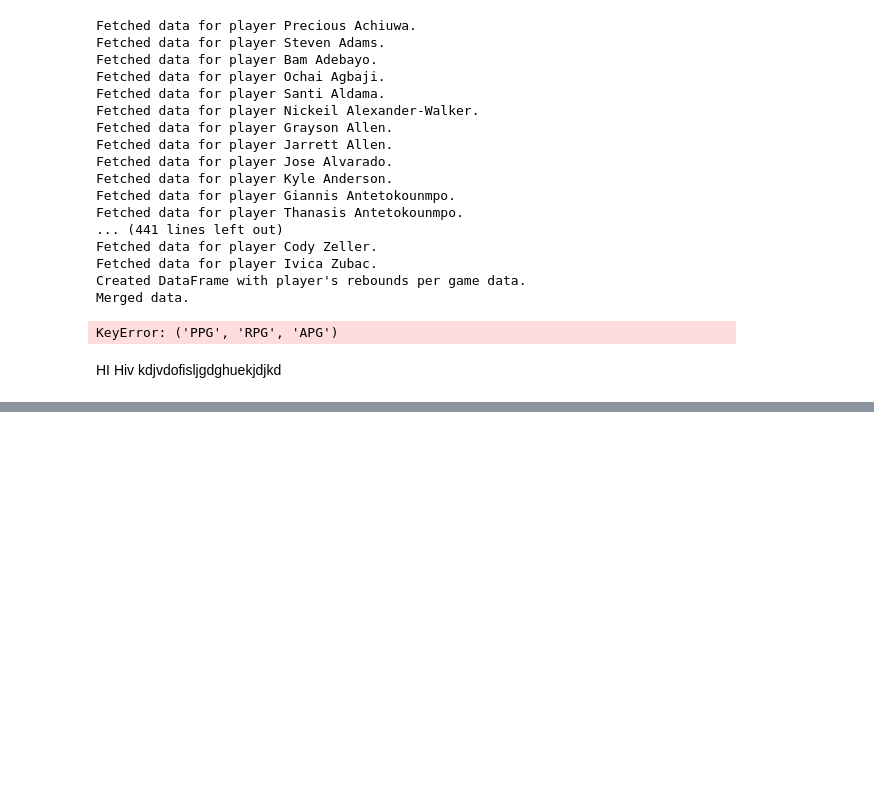
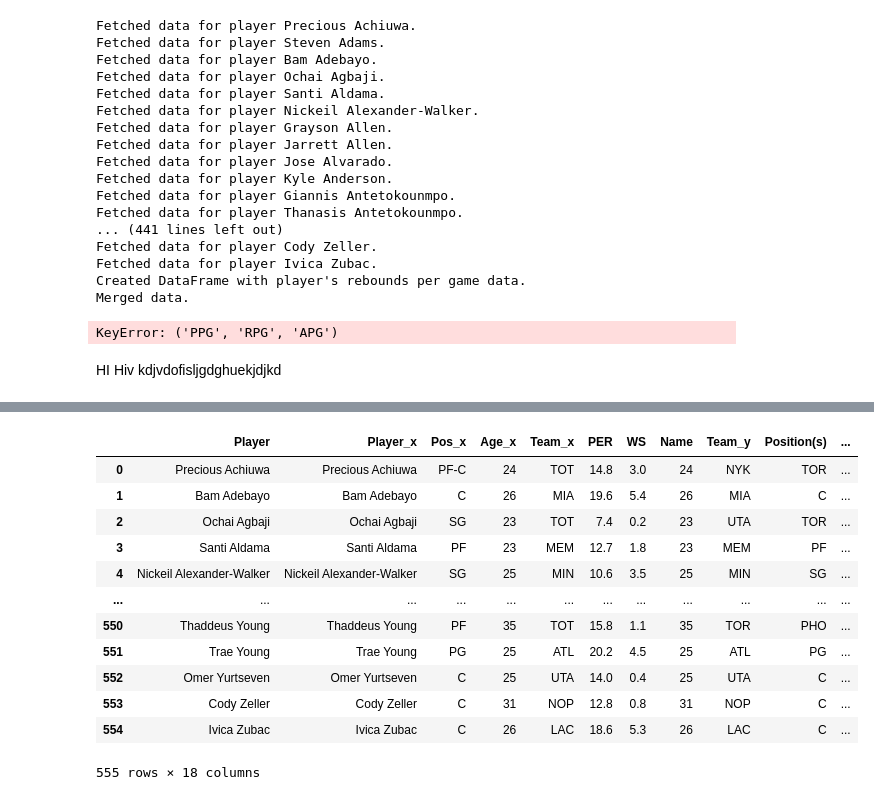
Before and after one commit to JadenFaste/STA141B-Project, a Jupyter notebook: Project.ipynb, the cells around one changed output, grey strips where cells are left out. Saved outputs shown, nothing was run; the diff lists cells and outputs as text; code cells hidden in the pictures; blank space fills up the shorter version.

```diff
--- a/Project.ipynb
+++ b/Project.ipynb
@@ -903,0 +904,24 @@ df
+# %%
+merge1 = pd.merge(df, raptor, on='Player', how='inner')
+# %%
+from fuzzywuzzy import process
+merge2 = pd.merge(merge1, lebron,
+                           left_on=merge1['Player'].apply(lambda x: process.extractOne(x, lebron['Player'])[0]),
+                           right_on='Player',
+                           how='inner')
+
+merge2
+# %% [output]
+|  | Player | Player_x | Pos_x | Age_x | Team_x | PER | WS | Name | Team_y | Position(s) | ... |
+| 0 | Precious Achiuwa | Precious Achiuwa | PF-C | 24 | TOT | 14.8 | 3.0 | 24 | NYK | TOR | ... |
+| 1 | Bam Adebayo | Bam Adebayo | C | 26 | MIA | 19.6 | 5.4 | 26 | MIA | C | ... |
+| 2 | Ochai Agbaji | Ochai Agbaji | SG | 23 | TOT | 7.4 | 0.2 | 23 | UTA | TOR | ... |
+| 3 | Santi Aldama | Santi Aldama | PF | 23 | MEM | 12.7 | 1.8 | 23 | MEM | PF | ... |
+| 4 | Nickeil Alexander-Walker | Nickeil Alexander-Walker | SG | 25 | MIN | 10.6 | 3.5 | 25 | MIN | SG | ... |
+| ... | ... | ... | ... | ... | ... | ... | ... | ... | ... | ... | ... |
+| 550 | Thaddeus Young | Thaddeus Young | PF | 35 | TOT | 15.8 | 1.1 | 35 | TOR | PHO | ... |
+| 551 | Trae Young | Trae Young | PG | 25 | ATL | 20.2 | 4.5 | 25 | ATL | PG | ... |
+| 552 | Omer Yurtseven | Omer Yurtseven | C | 25 | UTA | 14.0 | 0.4 | 25 | UTA | C | ... |
+| 553 | Cody Zeller | Cody Zeller | C | 31 | NOP | 12.8 | 0.8 | 31 | NOP | C | ... |
+| 554 | Ivica Zubac | Ivica Zubac | C | 26 | LAC | 18.6 | 5.3 | 26 | LAC | C | ... |
+555 rows × 18 columns
```
Also changed, not shown: parts of 10 cells of this notebook.
